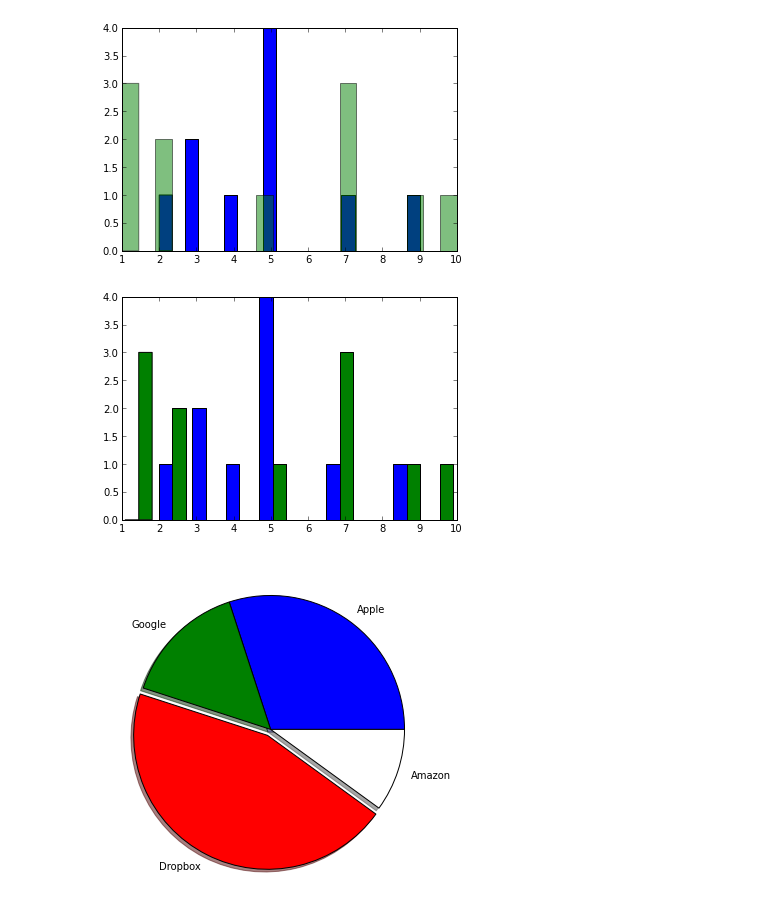
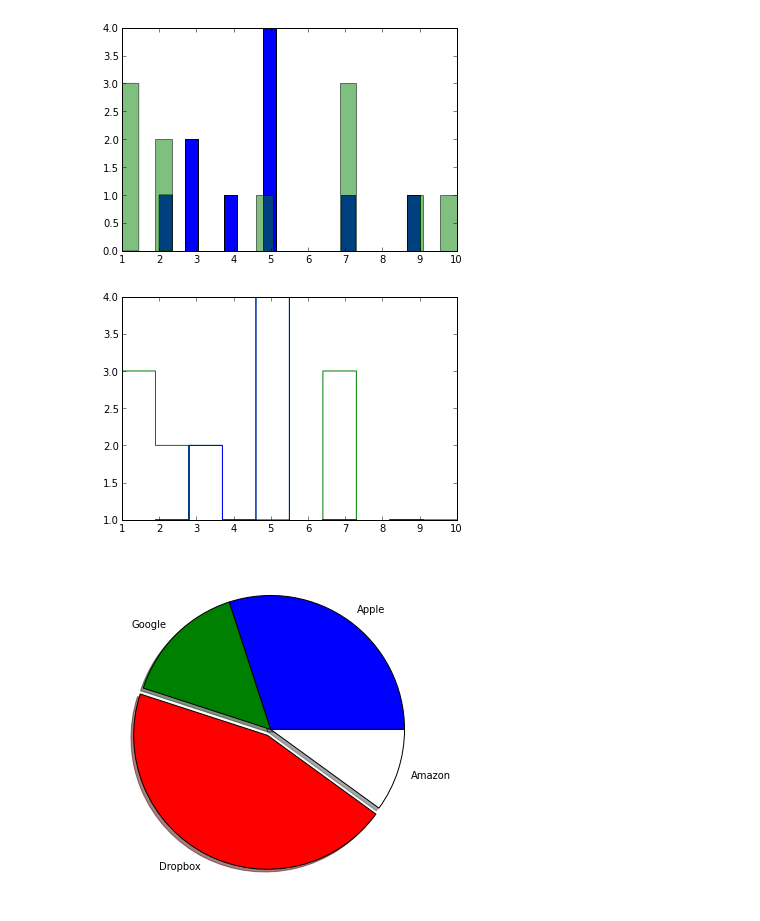
Before and after one commit to ywchiu/pythonbasic, a Jupyter notebook: Datascience2/data_analysis_scikitlearn.ipynb, the cells around one changed output. Cells and saved outputs as stored; diff of their text form; code cells hidden in the pictures.

```diff
--- a/Datascience2/data_analysis_scikitlearn.ipynb
+++ b/Datascience2/data_analysis_scikitlearn.ipynb
@@ -147,12 +149,12 @@ n, bins, patches = ax.hist(x2, 20, alpha=0.5, histtype='bar')
 # %%
 
 x1 = [2,3,4,5,5,5,3,5,7,9]
 x2 = [1,1,1,2,2,5,7,7,7,9,10]
 
 fig, ax = plt.subplots()
-n, bins, patches = P.hist( [x1,x2], 10,  histtype='bar')
+n, bins, patches = plt.hist( [x1,x2], 10,  histtype='step')
 # %% [output]
-[figure, old version]
+[figure, new version]
 # %%
 fracs = [30, 15, 45, 10]
 colors = ['b', 'g', 'r', 'w']
```
Also changed, not shown: parts of 15 cells of this notebook, 1 other file.
